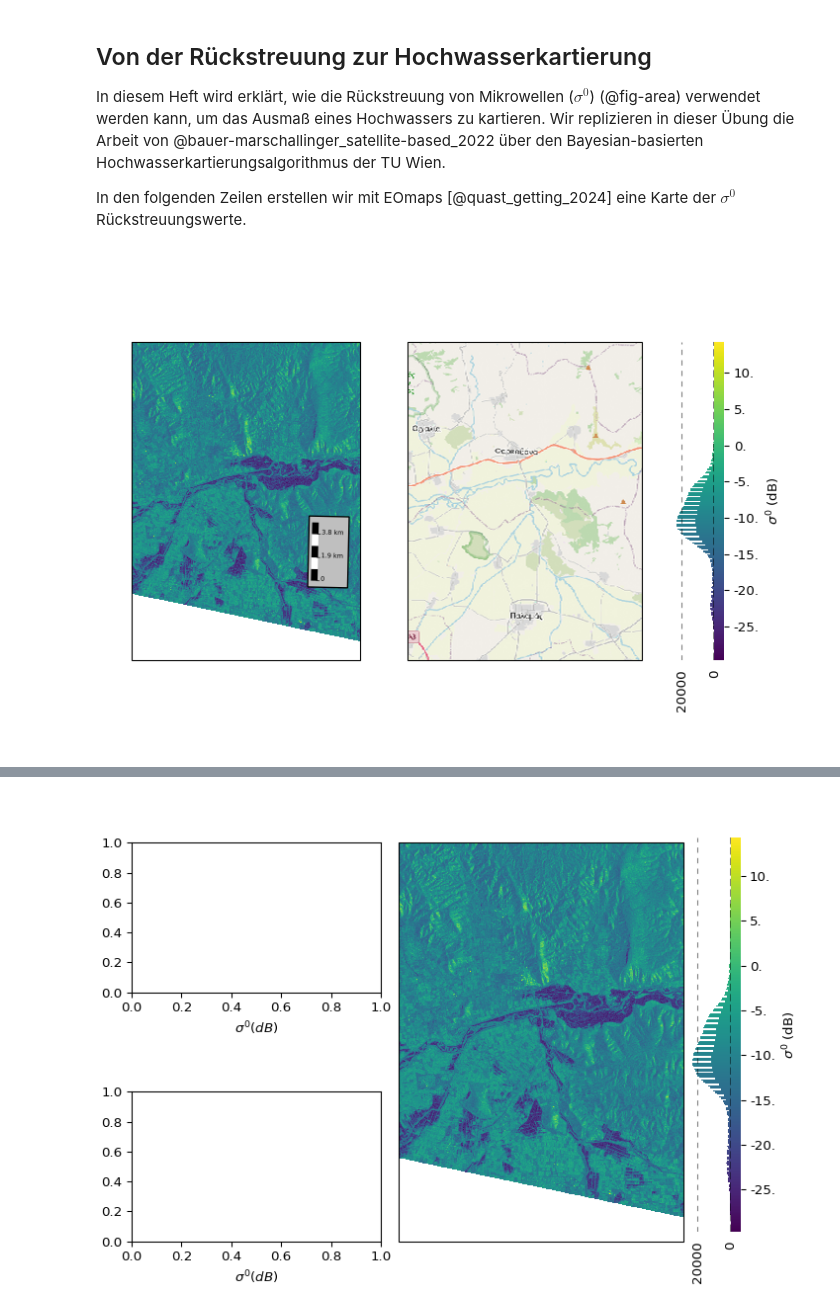
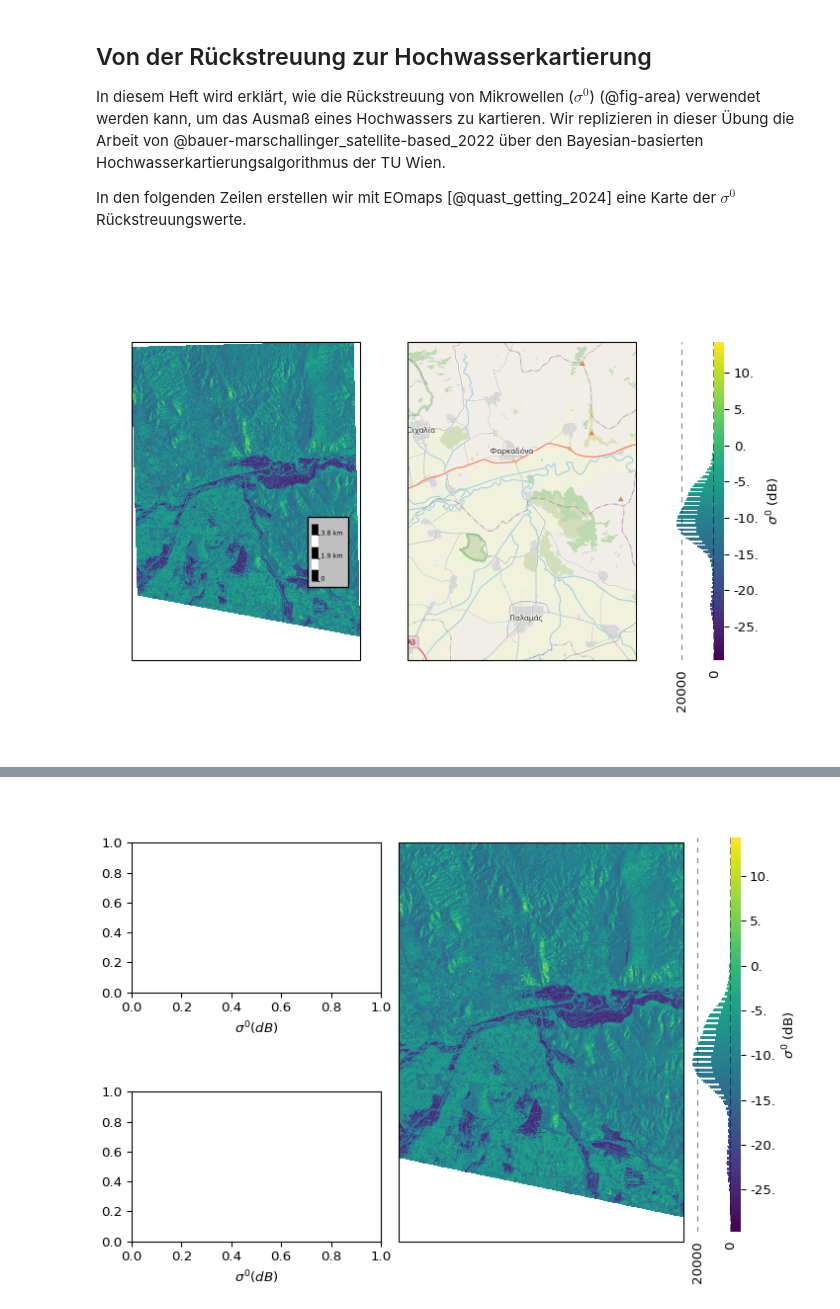
Before and after one commit to TUW-GEO/tuw_education_notebooks, a Jupyter notebook: 01_notebook_as_an_app.de.ipynb, the cells around one changed output, grey strips where cells are left out. Cells and saved outputs as stored; diff of their text form; code cells hidden in the pictures.

Commit message:
fix eomaps graphs

```diff
--- a/01_notebook_as_an_app.de.ipynb
+++ b/01_notebook_as_an_app.de.ipynb
@@ -27,26 +27,26 @@ In den folgenden Zeilen erstellen wir mit EOmaps [@quast_getting_2024] eine Kart
 # %%
 #| label: fig-area
 #| fig-cap: 'Zielgebiet der $\sigma^0$-Rückstreuung ist die griechische Region Thessalien, die im Februar 2018 von einer großen Überschwemmung betroffen war.'
-m = Maps(ax=121, crs=Maps.CRS.Equi7_EU)
+m = Maps(ax=121, crs=3857)
 m.set_data(data=sig0_dc, x="x", y="y", parameter="SIG0", crs=Maps.CRS.Equi7_EU)
 m.plot_map()
 m.add_colorbar(label="$\sigma^0$ (dB)", orientation="vertical")
 m.add_scalebar(n=5)
-m2 = m.new_map(ax=122, crs=Maps.CRS.Equi7_EU)
+m2 = m.new_map(ax=122, crs=3857)
 m2.set_extent(m.get_extent())
 m2.add_wms.OpenStreetMap.add_layer.default()
 m.apply_layout(
     {
         'figsize': [7.5, 5.25],
         '0_map': [0.05, 0.18, 0.35, 0.64],
         '1_cb': [0.8125, 0.1, 0.1, 0.8],
         '1_cb_histogram_size': 0.8,
         '2_map': [0.4375, 0.18, 0.35, 0.64]
         }
     )
 m.show()
 # %% [output]
-[figure, old version]
+[figure, new version]
 # %% [markdown]
 ---
 
```
Also changed, not shown: 7 other files.
